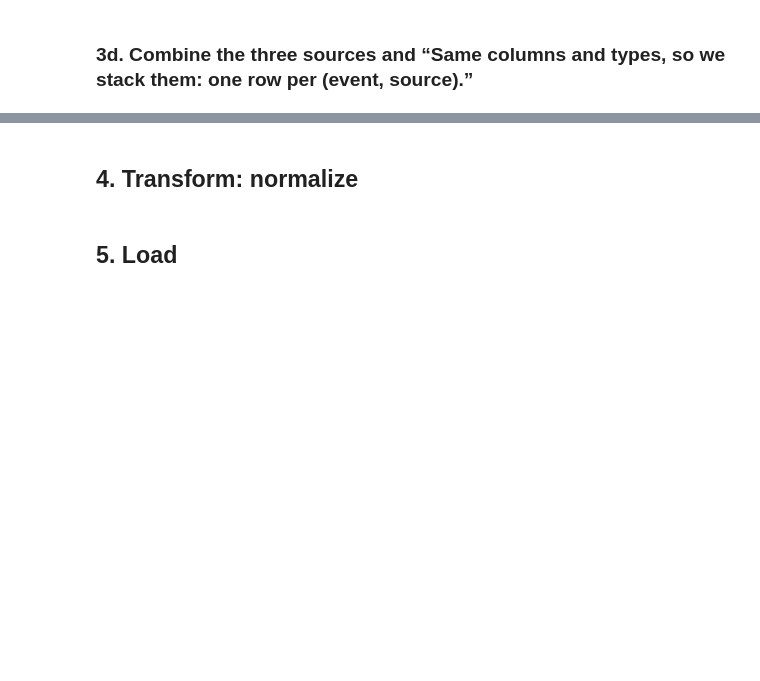
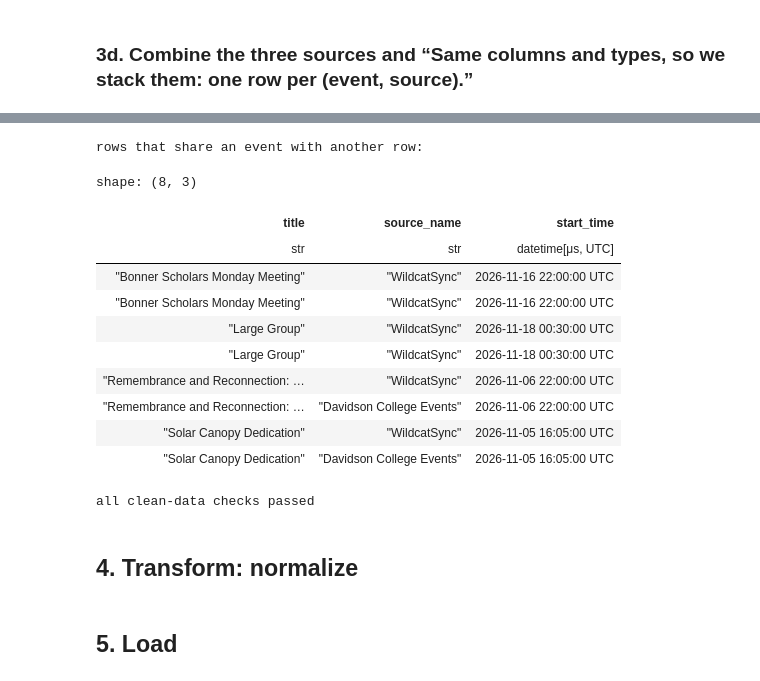
Before and after one commit to Jogarenas/CatCruxis, a Jupyter notebook: etl/etl_pipeline.ipynb, the cells around one changed output, grey strips where cells are left out. Saved outputs shown, nothing was run; the diff lists cells and outputs as text; code cells hidden in the pictures; blank space fills up the shorter version.

```diff
--- a/etl/etl_pipeline.ipynb
+++ b/etl/etl_pipeline.ipynb
@@ -443,0 +575,8 @@ shape: (3, 2)
+# %%
+# Attach each event's building and room using the map above
+cleaned = (
+    cleaned.with_columns(pl.col("location").fill_null("").alias("raw_location"))
+    .join(location_map, on="raw_location", how="left")
+    .drop("raw_location")
+)
+print("events without a building:", cleaned.filter(pl.col("building_name").is_null()).height)
@@ -443,0 +590,16 @@ shape: (3, 2)
+# %%
+OFFICIAL_WORDS = ["office", "center", "program", "department", "institute", "library", "division",
+                  "dean", "galleries", "education abroad", "residence life", "student engagement",
+                  "four year advising", "hurt hub", "davidson college"]
+official_pattern = "|".join(re.escape(w) for w in OFFICIAL_WORDS)
+
+cleaned = cleaned.with_columns(
+    pl.when(pl.col("source_name") != "WildcatSync")
+      .then(pl.lit("official"))
+      .when(pl.col("organizers").list.eval(
+          pl.element().str.to_lowercase().str.contains(official_pattern)).list.any())
+      .then(pl.lit("official"))
+      .otherwise(pl.lit("student_organized"))
+      .alias("official_status")
+)
+cleaned.group_by("source_name", "official_status").len().sort("source_name")
@@ -444,3 +617,41 @@ shape: (3, 2)
+# %%
+SOURCE_PRIORITY = {"WildcatSync": 1, "Hurt Hub": 2, "Davidson College Events": 3}
+
+cleaned = cleaned.with_columns(
+    (pl.col("title").str.to_lowercase().str.replace_all(r"[^a-z0-9]", "")
+     + "|" + pl.col("start_time").dt.strftime("%Y-%m-%dT%H:%M")).alias("event_key"),
+    pl.col("source_name").replace_strict(SOURCE_PRIORITY, return_dtype=pl.Int64).alias("priority"),
+)
+dupes = cleaned.filter(pl.col("event_key").is_duplicated()).select("title", "source_name", "start_time")
+print("rows that share an event with another row:")
+dupes.sort("title")
+# %% [output]
+rows that share an event with another row:
+shape: (8, 3)
+| title | source_name | start_time |
+| str | str | datetime[μs, UTC] |
+| "Bonner Scholars Monday Meeting" | "WildcatSync" | 2026-11-16 22:00:00 UTC |
+| "Bonner Scholars Monday Meeting" | "WildcatSync" | 2026-11-16 22:00:00 UTC |
+| "Large Group" | "WildcatSync" | 2026-11-18 00:30:00 UTC |
+| "Large Group" | "WildcatSync" | 2026-11-18 00:30:00 UTC |
+| "Remembrance and Reconnection: … | "WildcatSync" | 2026-11-06 22:00:00 UTC |
+| "Remembrance and Reconnection: … | "Davidson College Events" | 2026-11-06 22:00:00 UTC |
+| "Solar Canopy Dedication" | "WildcatSync" | 2026-11-05 16:05:00 UTC |
+| "Solar Canopy Dedication" | "Davidson College Events" | 2026-11-05 16:05:00 UTC |
+# %%
+# Sanity checks on the clean data. Each one fails loudly if something is off.
+assert cleaned.height == ws_raw.filter(pl.col("status") == "confirmed").height + hh_raw.height + dv_raw.height, "rows lost or added"
+assert cleaned["title"].null_count() == 0, "an event has no title"
+assert cleaned["start_time"].null_count() == 0, "an event has no start time"
+assert cleaned.filter(pl.col("end_time") < pl.col("start_time")).height == 0, "an event ends before it starts"
+assert not cleaned["title"].str.contains("&#|&amp;").any(), "HTML codes left in a title"
+assert not cleaned["description"].str.contains("<[a-z/]").fill_null(False).any(), "HTML tags left in a description"
+assert cleaned["building_name"].null_count() == 0, "an event has no building"
+assert (cleaned["organizers"].list.len() > 0).all(), "an event has no organizer"
+assert (cleaned["categories"].list.len() > 0).all(), "an event has no category"
+print("all clean-data checks passed")
+# %% [output]
+all clean-data checks passed
 # %% [markdown]
 ## 4. Transform: normalize
 # %% [markdown]
```
Also changed, not shown: parts of 11 cells of this notebook.
